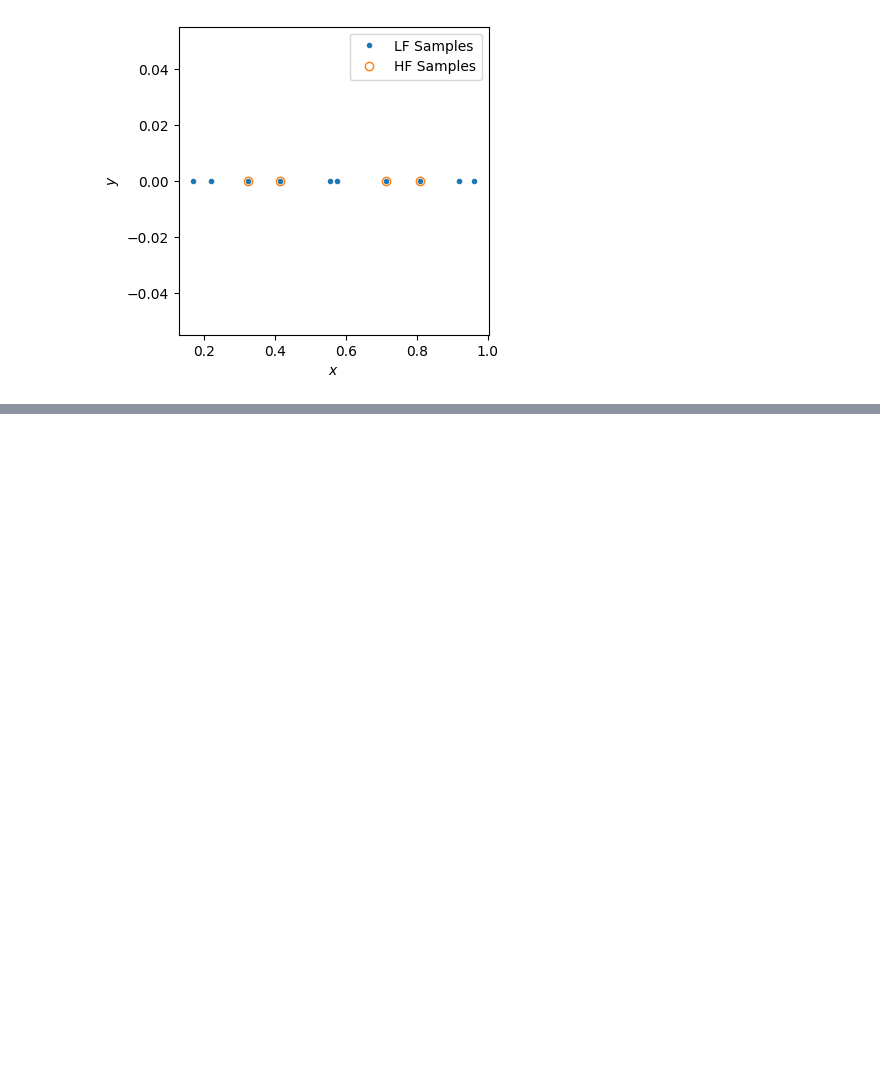
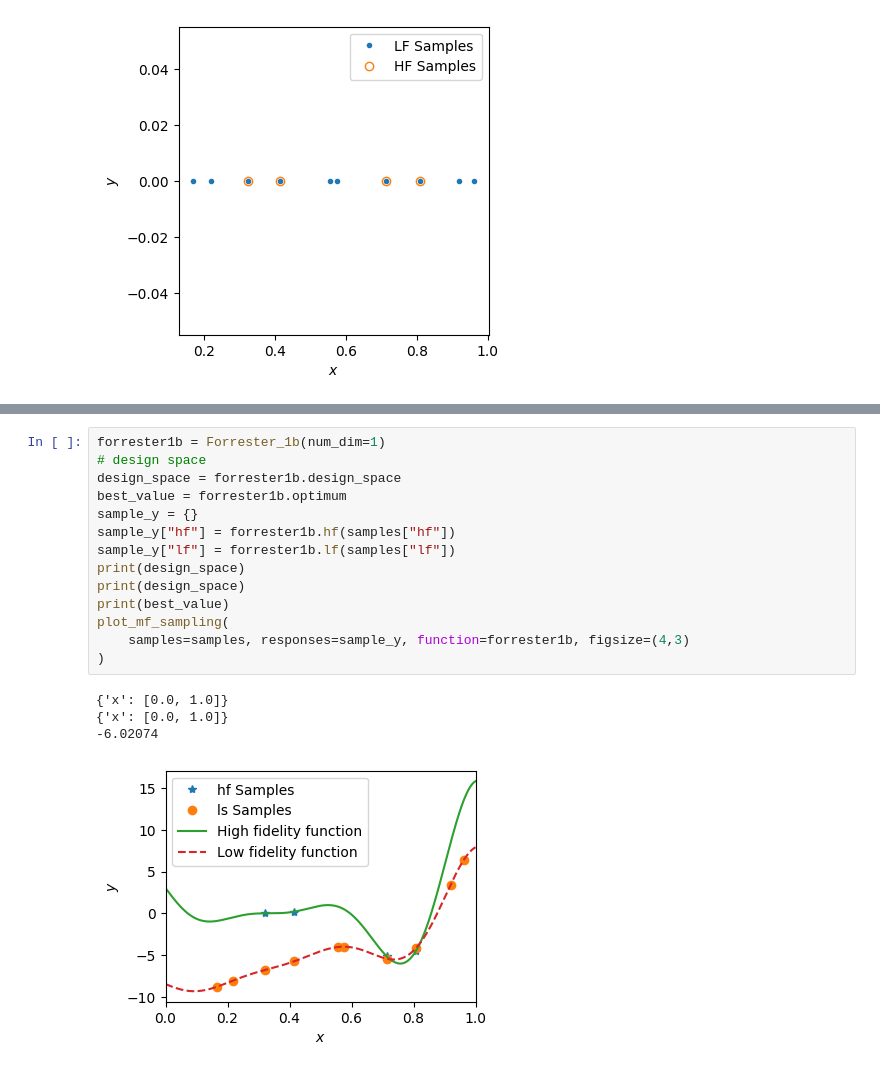
Before and after one commit to JiaxiangYi96/mfpml, a Jupyter notebook: tutorials/functions.ipynb, the cells around one changed output, grey strips where cells are left out. Saved outputs shown, nothing was run; the diff lists cells and outputs as text; blank space fills up the shorter version.

```diff
--- a/tutorials/functions.ipynb
+++ b/tutorials/functions.ipynb
@@ -65,0 +69,19 @@ sample_y
+# %%
+forrester1b = Forrester_1b(num_dim=1)
+# design space
+design_space = forrester1b.design_space
+best_value = forrester1b.optimum
+sample_y = {}
+sample_y["hf"] = forrester1b.hf(samples["hf"])
+sample_y["lf"] = forrester1b.lf(samples["lf"])
+print(design_space)
+print(design_space)
+print(best_value)
+plot_mf_sampling(
+    samples=samples, responses=sample_y, function=forrester1b, figsize=(4,3)
+)
+# %% [output]
+{'x': [0.0, 1.0]}
+{'x': [0.0, 1.0]}
+-6.02074
+[figure, added]
```
Also changed, not shown: parts of 8 cells of this notebook, 3 other files.
